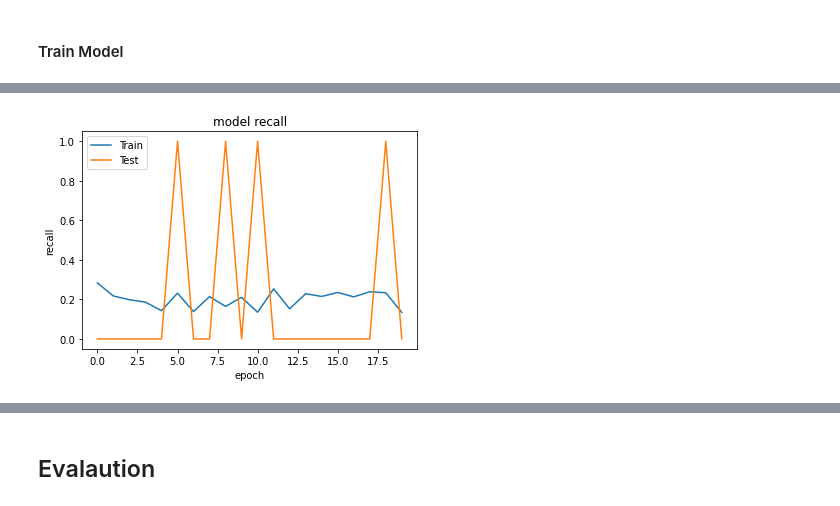
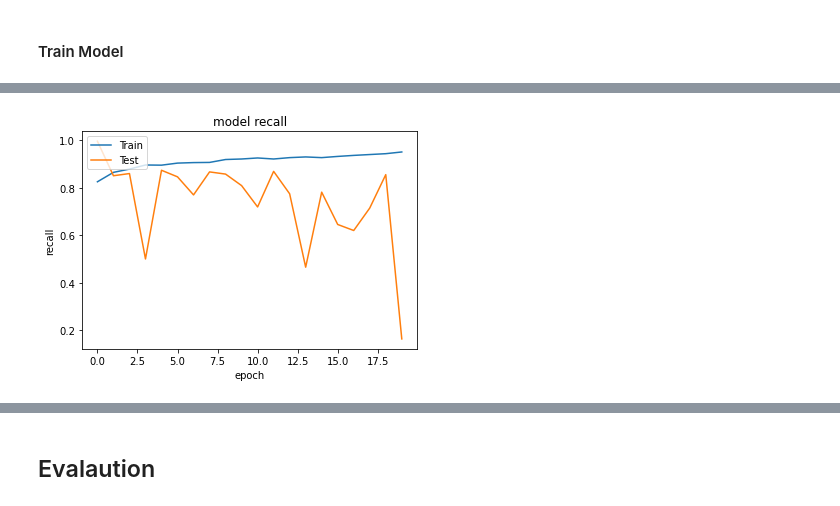
Before and after one commit to taksug229/cancer-image-recognition, a Jupyter notebook: 2. All Data Modeling.ipynb, the cells around one changed output, grey strips where cells are left out. Saved outputs shown, nothing was run; the diff lists cells and outputs as text; code cells hidden in the pictures.

```diff
--- a/2. All Data Modeling.ipynb
+++ b/2. All Data Modeling.ipynb
@@ -229,13 +351,7 @@ dict_keys(['loss', 'accuracy', 'recall_2', 'val_loss', 'val_accuracy', 'val_reca
-# %%
-plt.plot(history.history['recall_2'])
-plt.plot(history.history['val_recall_2'])
-plt.title('model recall')
-plt.ylabel('recall')
-plt.xlabel('epoch')
-plt.legend(['Train', 'Test'], loc='upper left')
-plt.show()
-# %% [output]
-[figure, removed]
+# %%
+plot_recall(history, 'recall_10')
+# %% [output]
+[figure, added]
 # %%
 model.summary()
 # %% [output]
```
Also changed, not shown: parts of 36 cells of this notebook, 1 other file.
